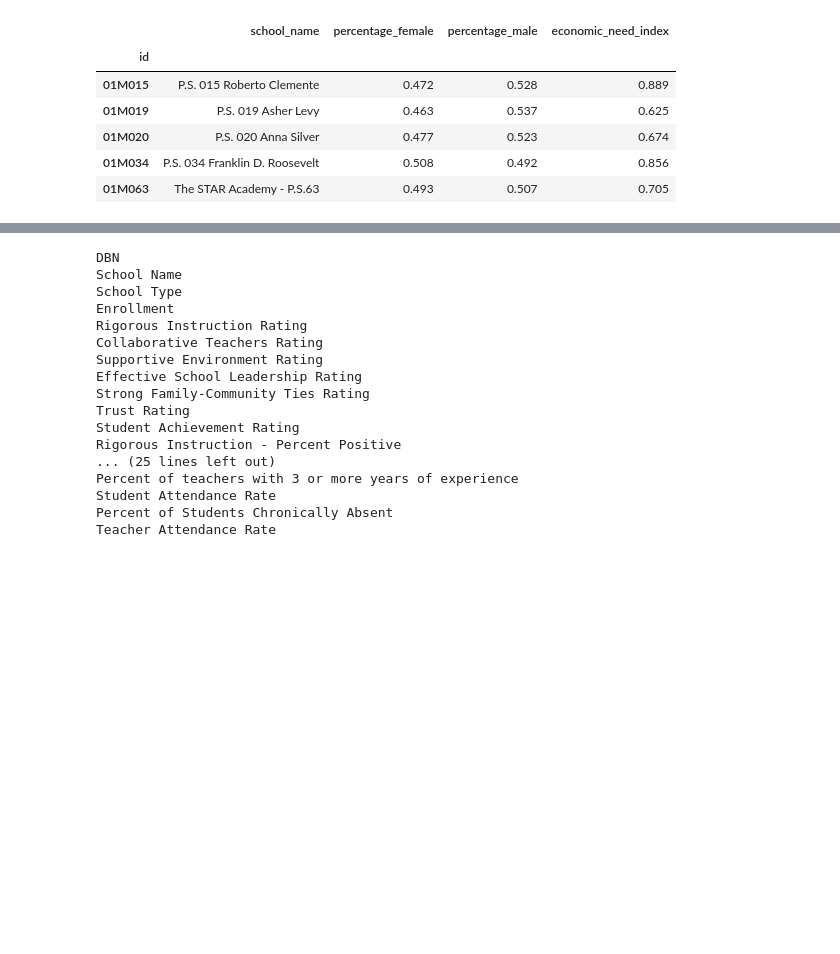
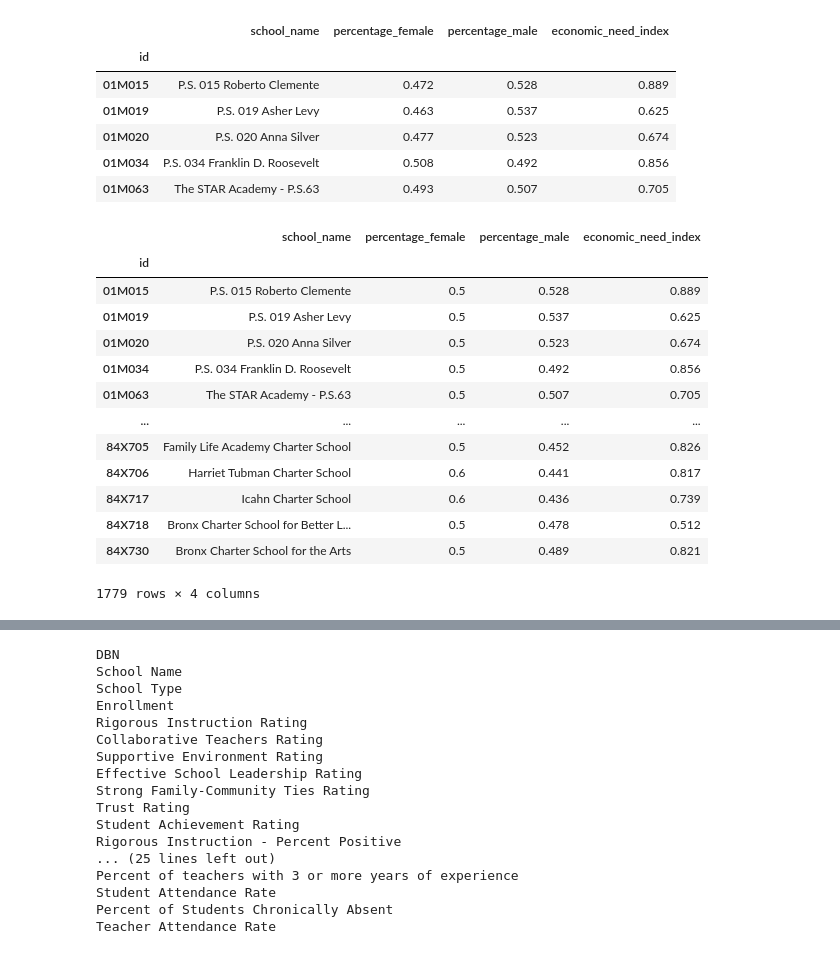
Before and after one commit to ekin651/Project_ETL, a Jupyter notebook: etl_project.ipynb, the cells around one changed output, grey strips where cells are left out. Saved outputs shown, nothing was run; the diff lists cells and outputs as text; code cells hidden in the pictures; blank space fills up the shorter version.

```diff
--- a/etl_project.ipynb
+++ b/etl_project.ipynb
@@ -204,3 +208,22 @@ demography_df_transformed4.head()
 | 01M020 | P.S. 020 Anna Silver | 0.477 | 0.523 | 0.674 |
 | 01M034 | P.S. 034 Franklin D. Roosevelt | 0.508 | 0.492 | 0.856 |
 | 01M063 | The STAR Academy - P.S.63 | 0.493 | 0.507 | 0.705 |
+# %%
+#formatting based on dataframes
+demography_df_transformed4["percentage_female"]=demography_df_transformed4["percentage_female"].map("{:.1f}".format)
+demography_df_transformed4
+# %% [output]
+|  | school_name | percentage_female | percentage_male | economic_need_index |
+| id |  |  |  |  |
+| 01M015 | P.S. 015 Roberto Clemente | 0.5 | 0.528 | 0.889 |
+| 01M019 | P.S. 019 Asher Levy | 0.5 | 0.537 | 0.625 |
+| 01M020 | P.S. 020 Anna Silver | 0.5 | 0.523 | 0.674 |
+| 01M034 | P.S. 034 Franklin D. Roosevelt | 0.5 | 0.492 | 0.856 |
+| 01M063 | The STAR Academy - P.S.63 | 0.5 | 0.507 | 0.705 |
+| ... | ... | ... | ... | ... |
+| 84X705 | Family Life Academy Charter School | 0.5 | 0.452 | 0.826 |
+| 84X706 | Harriet Tubman Charter School | 0.6 | 0.441 | 0.817 |
+| 84X717 | Icahn Charter School | 0.6 | 0.436 | 0.739 |
+| 84X718 | Bronx Charter School for Better L... | 0.5 | 0.478 | 0.512 |
+| 84X730 | Bronx Charter School for the Arts | 0.5 | 0.489 | 0.821 |
+1779 rows × 4 columns
```
Also changed, not shown: parts of 21 cells of this notebook, 2 other files.
